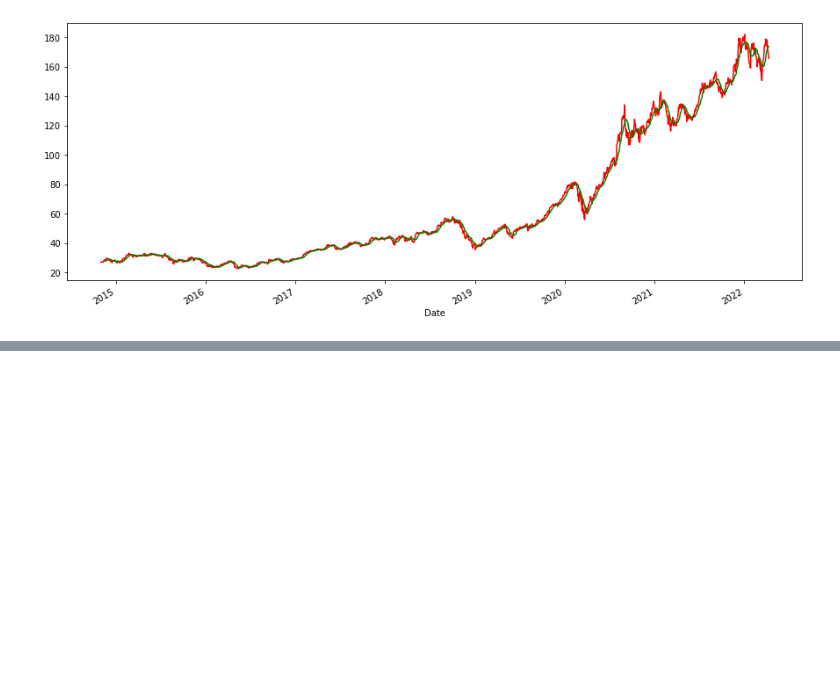
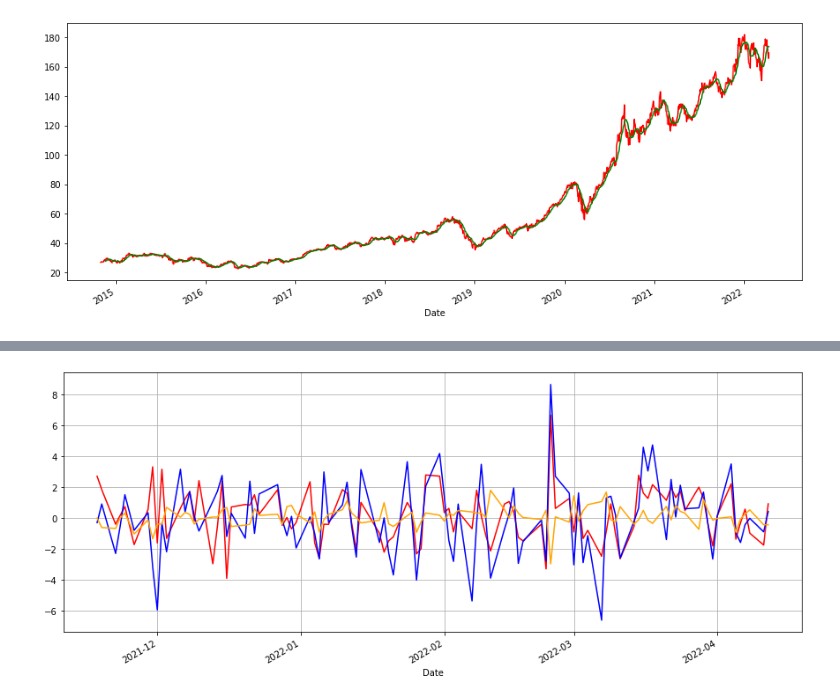
Before and after one commit to adasey/MlData, a Jupyter notebook: lesson_predict_stock.ipynb, the cells around one changed output, grey strips where cells are left out. Cells and saved outputs as stored; diff of their text form; code cells hidden in the pictures; blank space fills up the shorter version.

```diff
--- a/lesson_predict_stock.ipynb
+++ b/lesson_predict_stock.ipynb
@@ -33,0 +55,7 @@ plt.show()
+# %%
+df_aapl['change'].tail(100).plot(grid=True, figsize=(15, 6), color='red')
+df_fb['change'].tail(100).plot(grid=True, figsize=(15, 6), color='blue')
+df_gold['change'].tail(100).plot(grid=True, figsize=(15, 6), color='orange')
+plt.show()
+# %% [output]
+[figure, added]
```
Also changed, not shown: parts of 9 cells of this notebook.
